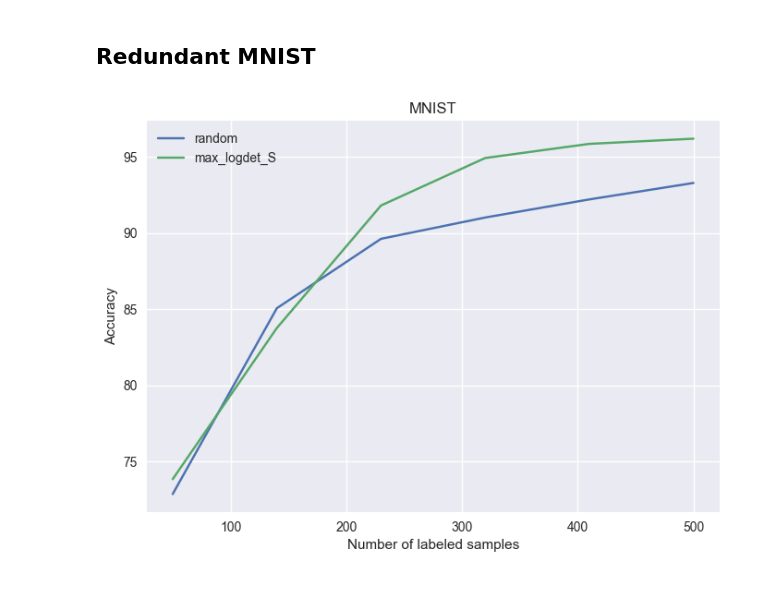
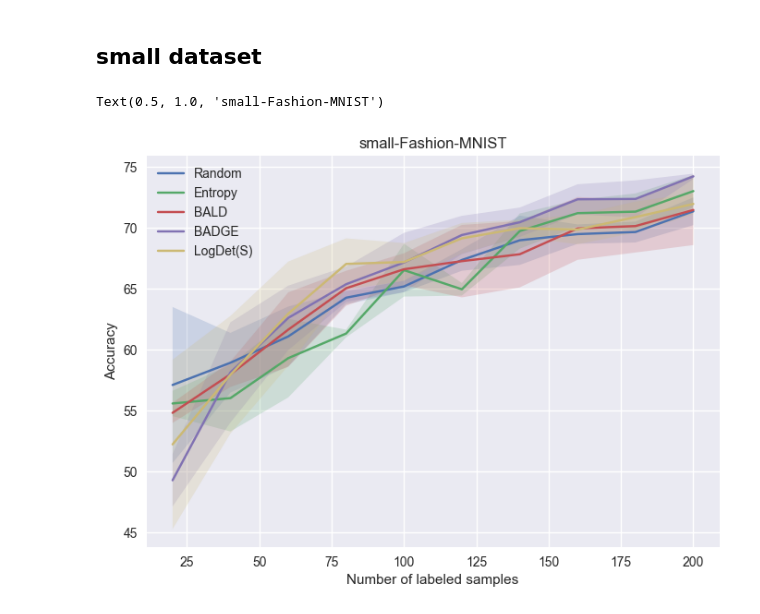
Before and after one commit to VLDrenth/MSc_Dissertation, a Jupyter notebook: plotting.ipynb, the cells around one changed output. Saved outputs shown, nothing was run; the diff lists cells and outputs as text; code cells hidden in the pictures.

```diff
--- a/plotting.ipynb
+++ b/plotting.ipynb
@@ -10,5 +10,3 @@ from main.utils import load_experiment, load_experiments
 # %%
 plt.style.use('seaborn-v0_8-paper')
 plt.style.use('seaborn-v0_8')
-# %% [markdown]
-## Redundant MNIST
@@ -27,16 +13,37 @@ id_list = [random, lancoz]
+# %%
+# naming of methods
+method_names = {
+    'badge': 'BADGE',
+    'random': 'Random',
+    'entropy': 'Entropy',
+    'bald': 'BALD',
+    'max_logdet_S': 'LogDet(S)',
+}
+# %% [markdown]
+## small dataset
+# %%
+dataset = 'fashion_mnist'
+random_ids = [f'random_{dataset}_20_to_200_B=20_' + str(1+i) for i in range(3)]
+entropy_ids = [f'entropy_{dataset}_20_to_200_B=20_' + str(1+i) for i in range(3)]
+bald_ids = [f'bald_{dataset}_20_to_200_B=20_' + str(1+i) for i in range(3)]
+max_logdet_S_ids = [f'max_logdet_S_{dataset}_20_to_200_B=20_' + str(1+i) for i in range(3)]
+badge_ids = [f'badge_{dataset}_20_to_200_B=20_' + str(1+i) for i in range(3)]
+
+id_list = [random_ids, entropy_ids, bald_ids, badge_ids, max_logdet_S_ids]
 # %%
 for method in id_list:
     results = load_experiments(method)
     accuracies = np.array([result[1]['test_accs'] for result in results])
-    batch_sizes = np.linspace(50, 500, accuracies.shape[1])
+    batch_sizes = np.linspace(20, 200, accuracies.shape[1])
     std = np.std(accuracies, axis=0)
     mean = np.mean(accuracies, axis=0)
-    plt.plot(batch_sizes, mean, label=results[0][0].al_method)
+    plt.plot(batch_sizes, mean, label=method_names[results[0][0].al_method])
     plt.fill_between(batch_sizes, mean - std, mean + std, alpha=0.2, label='_nolegend_')
 
-    plt.legend()
-    plt.xlabel('Number of labeled samples')
-    plt.ylabel('Accuracy')
-    plt.title('MNIST')
+plt.legend()
+plt.xlabel('Number of labeled samples')
+plt.ylabel('Accuracy')
+plt.title('small-Fashion-MNIST')
 # %% [output]
+Text(0.5, 1.0, 'small-Fashion-MNIST')
-[figure, old version]
+[figure, new version]
```
Also changed, not shown: parts of 1 cell of this notebook, 2 other files.
